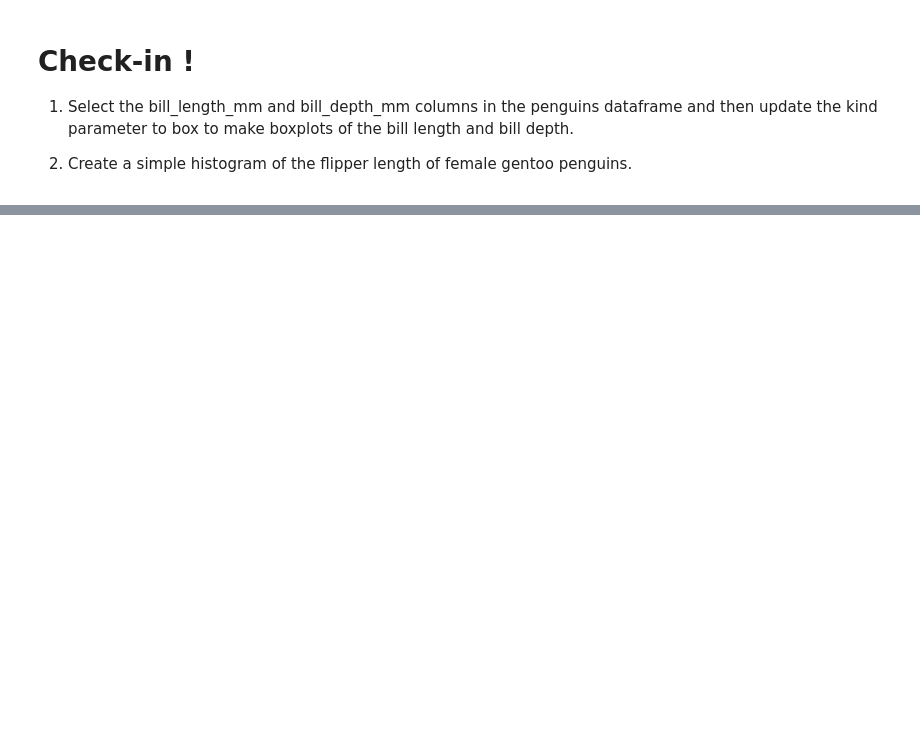
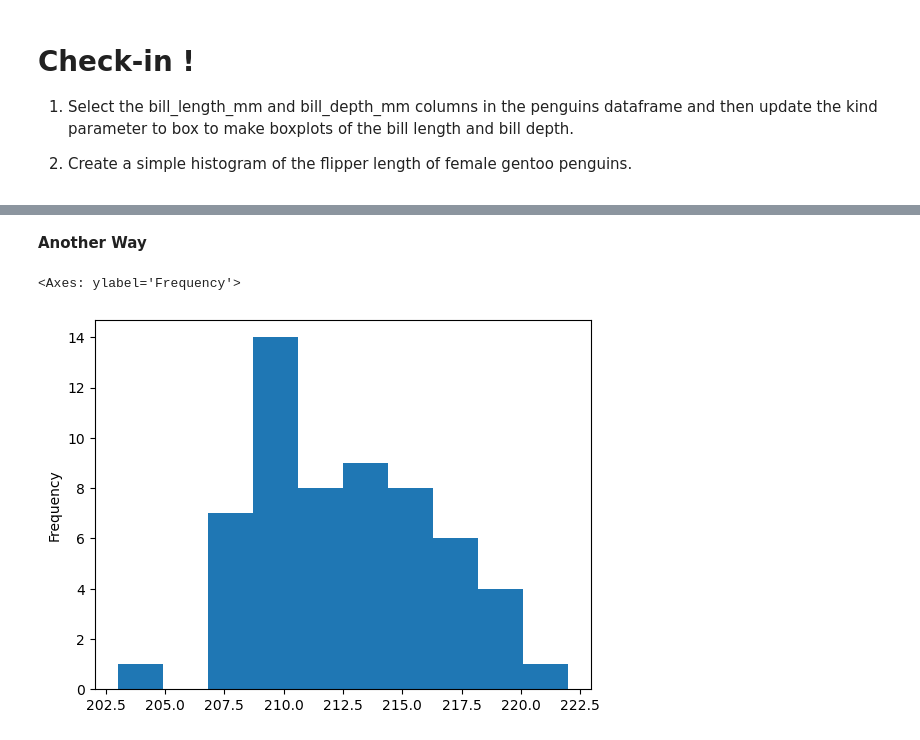
Before and after one commit to marietolteca00/eds220-2025-in-class, a Jupyter notebook: week2-basic-plotting.ipynb, the cells around one changed output, grey strips where cells are left out. Cells and saved outputs as stored; diff of their text form; code cells hidden in the pictures; blank space fills up the shorter version.

```diff
--- a/week2-basic-plotting.ipynb
+++ b/week2-basic-plotting.ipynb
@@ -388,0 +528,7 @@ gentoo['flipper_length_mm'].plot(kind='hist',
+# %% [markdown]
+**Another Way**
+# %%
+penguins.loc[(penguins['species'] == 'Gentoo') & (penguins['sex'] == 'female'), 'flipper_length_mm'].plot(kind = 'hist')
+# %% [output]
+<Axes: ylabel='Frequency'>
+[figure, added]
```
Also changed, not shown: parts of 21 cells of this notebook.
